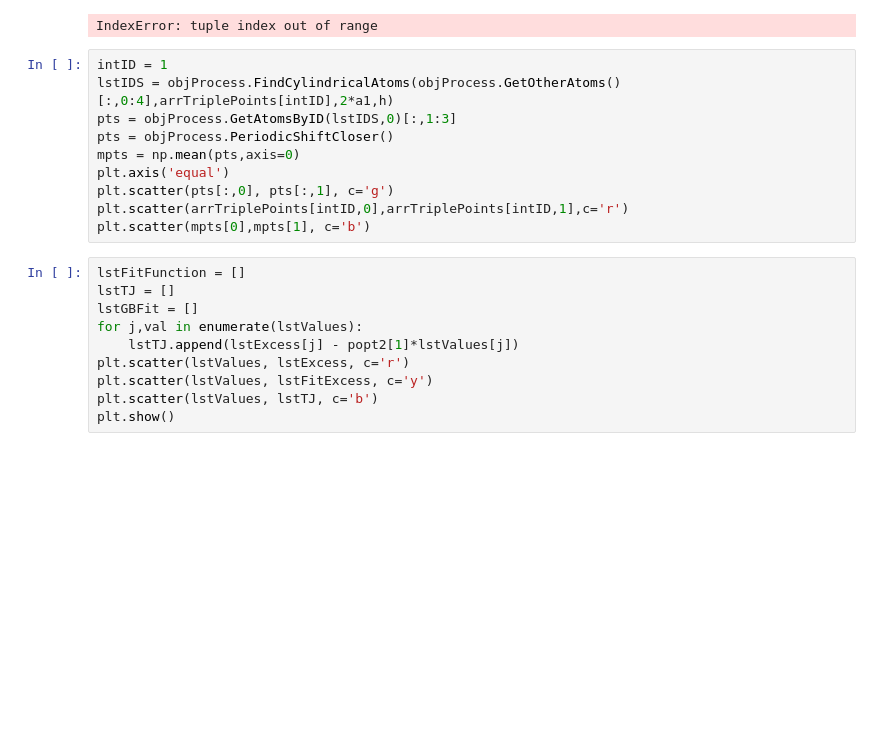
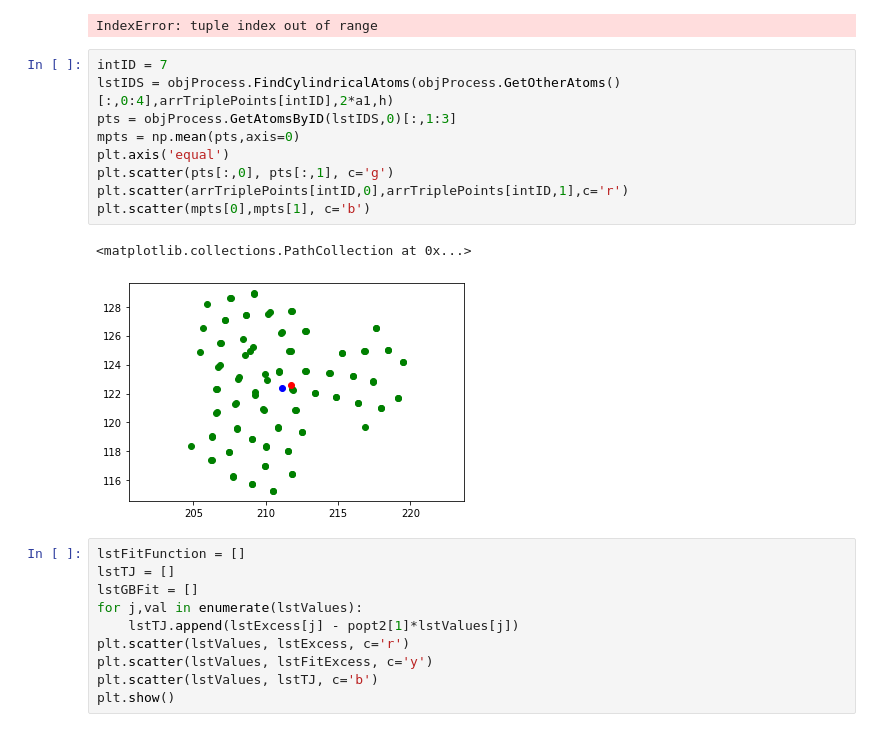
Before and after one commit to PaulTwine/TripleLines.github.io, a Jupyter notebook: TripleLine Fitting.ipynb, the cells around one changed output. Cells and saved outputs as stored; diff of their text form; blank space fills up the shorter version.

```diff
--- a/TripleLine Fitting.ipynb
+++ b/TripleLine Fitting.ipynb
@@ -188,15 +212,17 @@ plt.show()
 # %% [output]
 IndexError: tuple index out of range
 # %%
-intID = 1
+intID = 7
 lstIDS = objProcess.FindCylindricalAtoms(objProcess.GetOtherAtoms()[:,0:4],arrTriplePoints[intID],2*a1,h)
 pts = objProcess.GetAtomsByID(lstIDS,0)[:,1:3]
-pts = objProcess.PeriodicShiftCloser()
 mpts = np.mean(pts,axis=0)
 plt.axis('equal')
 plt.scatter(pts[:,0], pts[:,1], c='g')
 plt.scatter(arrTriplePoints[intID,0],arrTriplePoints[intID,1],c='r')
 plt.scatter(mpts[0],mpts[1], c='b')
+# %% [output]
+<matplotlib.collections.PathCollection at 0x...>
+[figure, added]
 # %%
 lstFitFunction = []
 lstTJ = []
```
Also changed, not shown: parts of 8 cells of this notebook, 1 other file.
